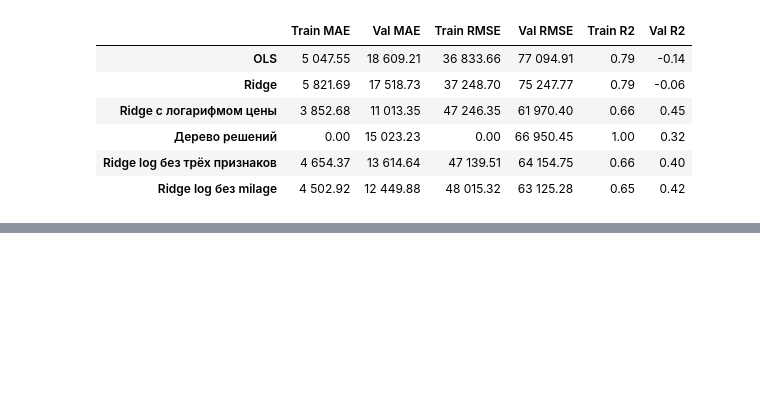
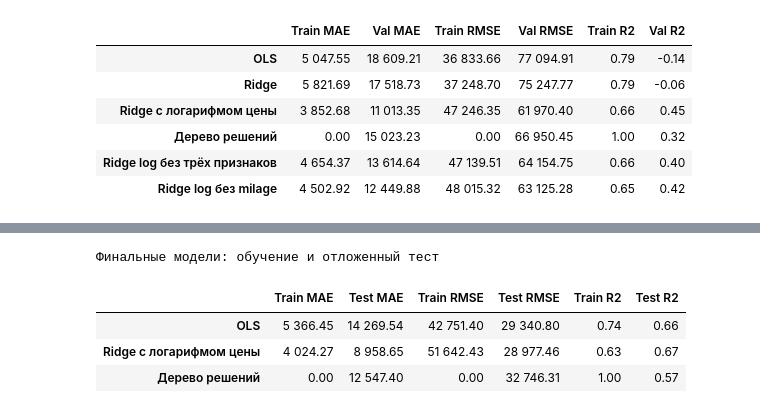
Before and after one commit to egorbolshanin/postupashki1, a Jupyter notebook: research.ipynb, the cells around one changed output, grey strips where cells are left out. Saved outputs shown, nothing was run; the diff lists cells and outputs as text; code cells hidden in the pictures; blank space fills up the shorter version.

Commit message:
Add final training and held-out test evaluation

```diff
--- a/research.ipynb
+++ b/research.ipynb
@@ -1223,0 +1234,45 @@ comparison.to_csv('results.csv', index_label='Модель')
+# %%
+from sklearn.base import clone
+from sklearn.metrics import mean_absolute_error, mean_squared_error, r2_score
+
+final_models = {
+    'OLS': clone(OLS),
+    'Ridge с логарифмом цены': clone(ridge_log).set_params(
+        regressor__model__alpha=0.1
+    ),
+    'Дерево решений': clone(tree_model).set_params(model__max_depth=None)
+}
+
+test_rows = {}
+
+for name, model in final_models.items():
+    model.fit(X_train, y_train)
+
+    train_prediction = model.predict(X_train)
+    test_prediction = model.predict(X_test)
+
+    test_rows[name] = {
+        'Train MAE': mean_absolute_error(y_train, train_prediction),
+        'Test MAE': mean_absolute_error(y_test, test_prediction),
+        'Train RMSE': np.sqrt(mean_squared_error(y_train, train_prediction)),
+        'Test RMSE': np.sqrt(mean_squared_error(y_test, test_prediction)),
+        'Train R2': r2_score(y_train, train_prediction),
+        'Test R2': r2_score(y_test, test_prediction)
+    }
+
+test_results = pd.DataFrame(test_rows).T
+test_results = test_results.mask(test_results.eq(0), 0.0)
+
+display(
+    test_results.style
+    .format(precision=2, thousands=' ')
+    .set_caption('Финальные модели: обучение и отложенный тест')
+)
+
+test_results.to_csv('test_results.csv', index_label='Модель')
+# %% [output]
+Финальные модели: обучение и отложенный тест
+|  | Train MAE | Test MAE | Train RMSE | Test RMSE | Train R2 | Test R2 |
+| OLS | 5 366.45 | 14 269.54 | 42 751.40 | 29 340.80 | 0.74 | 0.66 |
+| Ridge с логарифмом цены | 4 024.27 | 8 958.65 | 51 642.43 | 28 977.46 | 0.63 | 0.67 |
+| Дерево решений | 0.00 | 12 547.40 | 0.00 | 32 746.31 | 1.00 | 0.57 |
```
Also changed, not shown: parts of 6 cells of this notebook, 3 other files.
